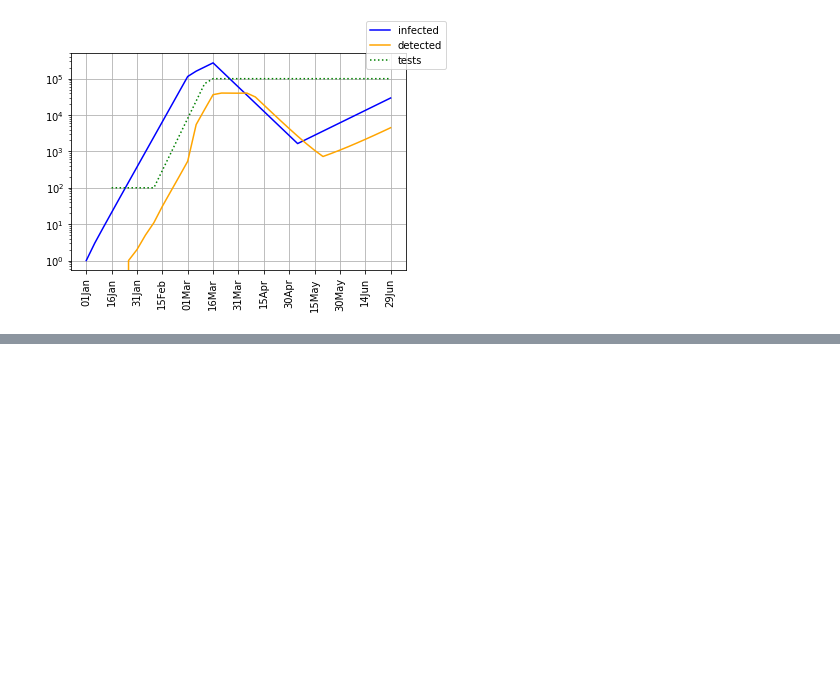
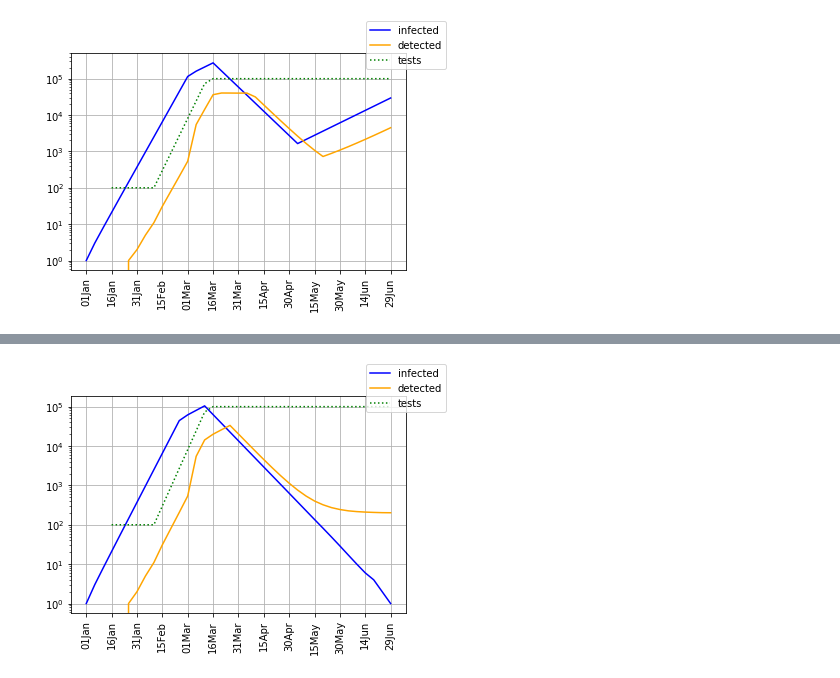
Before and after one commit to emtseng/sp20-info6010, a Jupyter notebook: s4.ipynb, the cells around one changed output, grey strips where cells are left out. Drawn from its saved outputs; the diff is of its cells as text; code cells hidden in the pictures; blank space fills up the shorter version.

```diff
--- a/s4.ipynb
+++ b/s4.ipynb
@@ -684,7 +684,7 @@ For the six-month timeframe Jan-Jun...
 # %% [markdown]
 ## 4B)
 # %%
-Rb = R0
+Rb = [2.6]*12 + [1.4,1.3,1.3] + [.6]*21
 Rb[20] = 1.0 #The Wisconsin primary gives an R of 1.0 around April 10th
 Rb[21] = 1.0 #Easter gives an R of 1.0 around April 15th
 
@@ -694,7 +694,6 @@ ax.plot(np.arange(len(Rb)), Rb, 'black', label='Rb')
 ax.set_xticks(np.arange(len(Rb), step=3))
 ax.set_xticklabels(['01Jan', '16Jan', '31Jan', '15Feb', '01Mar', '16Mar', '31Mar', '15Apr', '30Apr', '15May', '30May', '14Jun', '29Jun'], rotation=90)
 plt.grid(which='major')
-fig.show()
 # %% [output]
 [figure]
 # %%
@@ -755,0 +775,8 @@ Assuming 1% IFR, this is 1180 more deaths
+# %%
+infected_Rd_5, detected_Rd_5 = simulate_4(Rd_5, tests1, params)
+infected_Rd_10, detected_Rd_10 = simulate_4(Rd_10, tests1, params)
+infected_Rd_15, detected_Rd_15 = simulate_4(Rd_15, tests1, params)
+# %%
+plot_epidemic_simulation(infected_Rd_5, detected_Rd_5, tests1)
+# %% [output]
+[figure, added]
```
Also changed, not shown: parts of 13 cells of this notebook, 1 other file.
